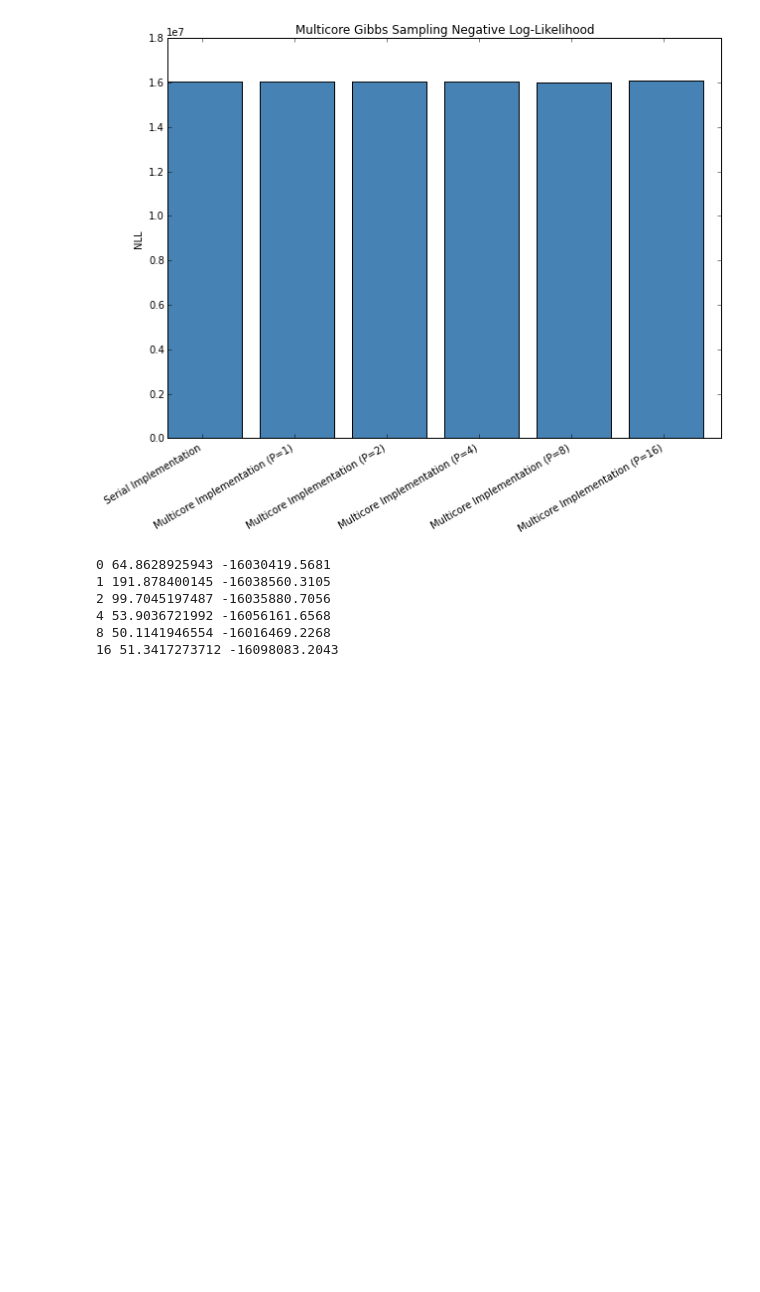
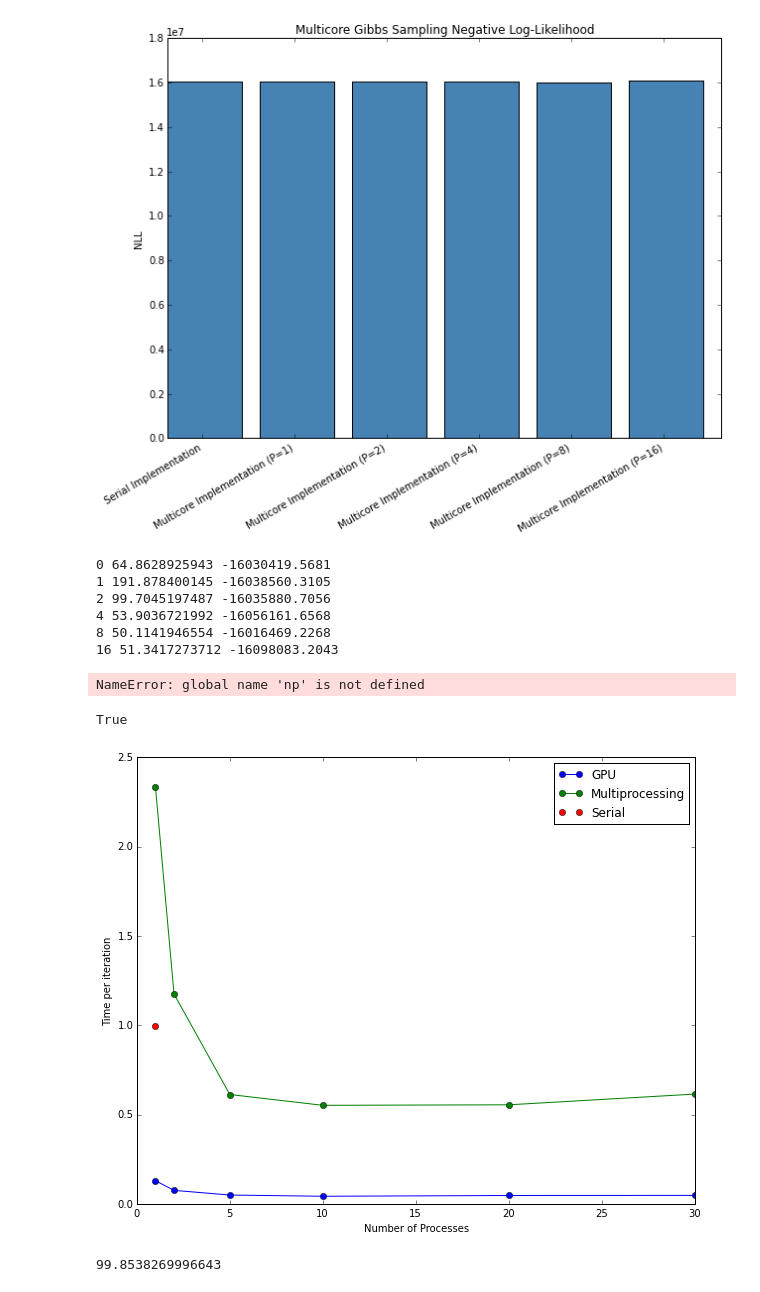
Before and after one commit to sbalanovich/ParallelGibbs, a Jupyter notebook: driver.ipynb, the cells around one changed output. Cells and saved outputs as stored; diff of their text form; code cells hidden in the pictures; blank space fills up the shorter version.

Commit message:
added new chart to ipynb

```diff
--- a/driver.ipynb
+++ b/driver.ipynb
@@ -186,3 +189,49 @@ for p, t in times.items():
 4 53.9036721992 -16056161.6568
 8 50.1141946554 -16016469.2268
 16 51.3417273712 -16098083.2043
+# %%
+x, y = map(list, zip(*times.items()))
+x[0] = 'Serial Implementation'
+x[1:] = map(lambda p: 'Multicore Implementation (P=%d)' % p, x[1:])
+y = map(abs, y)
+
+fig = plt.figure()
+width = .75
+ind = np.arange(len(y))
+plt.bar(ind[0], y[0], color='firebrick')
+plt.bar(ind[1:], y[1:], color='steelblue')
+
+plt.xticks(ind + width / 2, x)
+plt.title('Multicore Gibbs Sampling Performance')
+plt.ylabel('Mean per sample (seconds)')
+fig.autofmt_xdate()
+fig.set_size_inches(10, 8)
+
+plt.show()
+# %% [output]
+NameError: global name 'np' is not defined
+# %%
+'5'.isdigit()
+# %% [output]
+True
+# %%
+results = {'GPU (P = 2)': 7.520579099655151, 'Multicore (P = 20)': 55.44355797767639, 'GPU (P = 1)': 12.937780141830444, 'GPU (P = 10)': 4.2181010246276855, 'Multicore (P = 5)': 61.20436501502991, 'Multicore (P = 30)': 61.438929080963135, 'GPU (P = 5)': 4.9176740646362305, 'GPU (P = 30)': 4.710564136505127, 'Multicore (P = 10)': 55.15399694442749, 'Serial': 99.8538269996643, 'Multicore (P = 2)': 117.48936414718628, 'GPU (P = 20)': 4.650667190551758, 'Multicore (P = 1)': 233.62364792823792}
+fig = plt.figure()
+fig.set_size_inches(10, 8)
+
+get_p = lambda s: int(''.join([c for c in s if c.isdigit()]))
+gpu_results = sorted([(get_p(k), v) for k, v in results.items() if 'GPU' in k], key=lambda x: x[0])
+multiscore_results = sorted([(get_p(k), v) for k, v in results.items() if 'Multicore' in k], key=lambda x: x[0])
+plt.plot(map(lambda x: x[0], gpu_results), map(lambda x: x[1]/100., gpu_results),'o-', label = 'GPU')
+plt.plot(map(lambda x: x[0], multiscore_results), map(lambda x: x[1]/100., multiscore_results), 'o-', label='Multiprocessing')
+plt.plot([1], [results['Serial'] /100.], 'o', label='Serial')
+plt.legend()
+plt.xlabel('Number of Processes')
+plt.ylabel('Time per iteration')
+plt.show()
+# %% [output]
+[figure, added]
+# %%
+results['Serial']
+# %% [output]
+99.8538269996643
```
Also changed, not shown: parts of 1 cell of this notebook, 3 other files.
